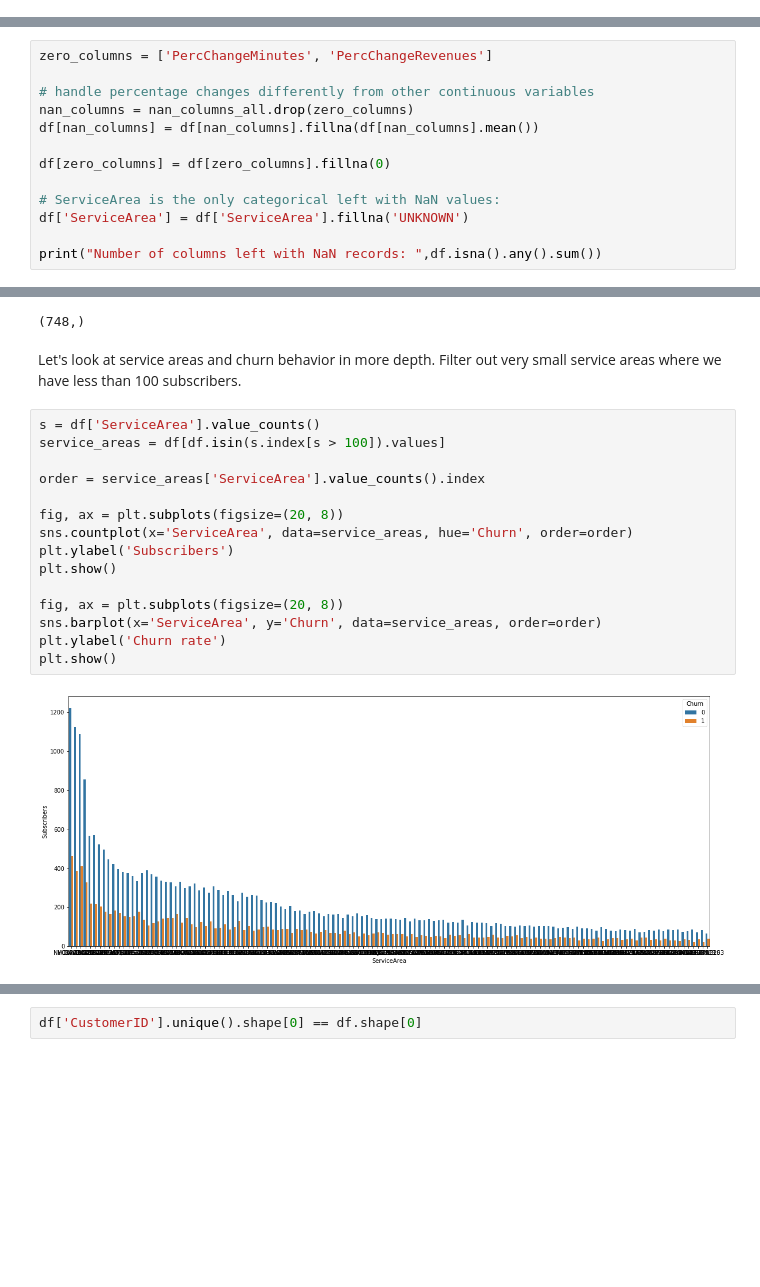
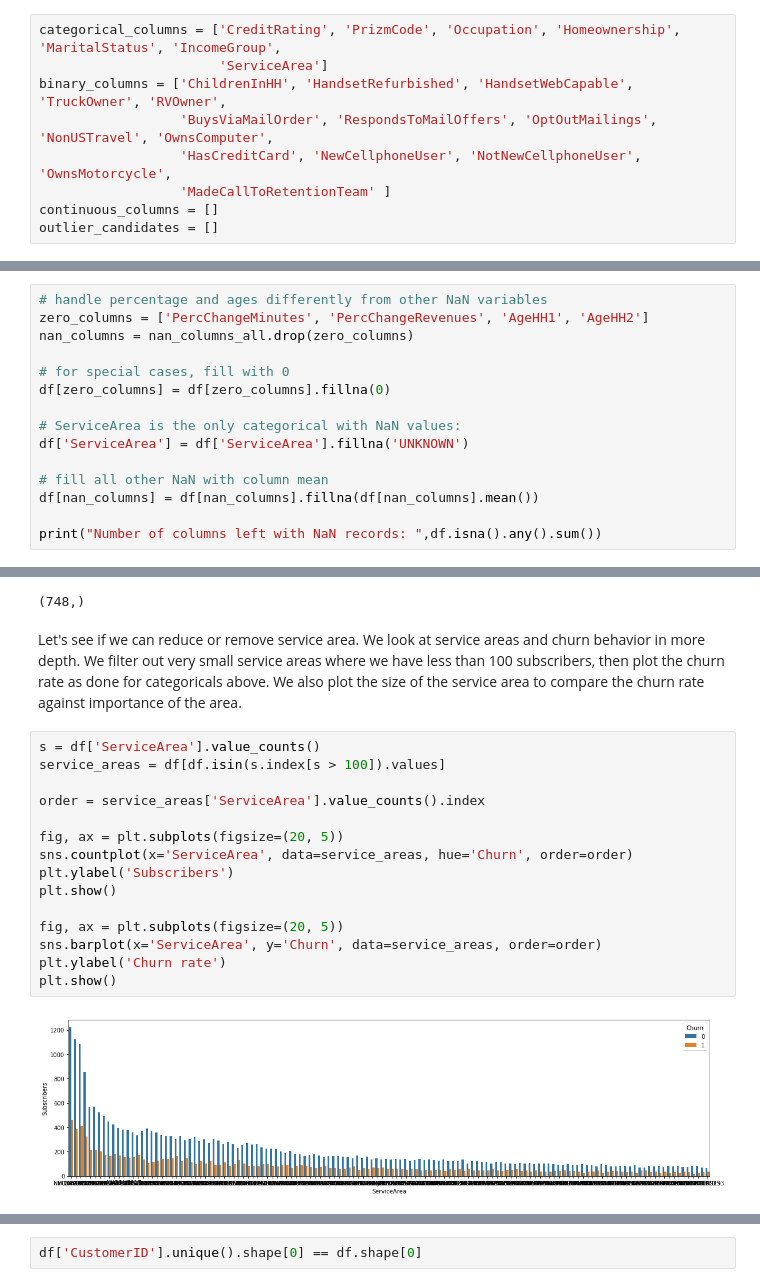
Before and after one commit to manuelseeger/nd-machine-learning, a Jupyter notebook: capstone/capstone.ipynb, the cells around one changed output, grey strips where cells are left out. Cells and saved outputs as stored; diff of their text form; blank space fills up the shorter version.

```diff
--- a/capstone/capstone.ipynb
+++ b/capstone/capstone.ipynb
@@ -69 +141,10 @@ df.describe().transpose()
+# %%
+categorical_columns = ['CreditRating', 'PrizmCode', 'Occupation', 'Homeownership', 'MaritalStatus', 'IncomeGroup',
+                       'ServiceArea']
+binary_columns = ['ChildrenInHH', 'HandsetRefurbished', 'HandsetWebCapable', 'TruckOwner', 'RVOwner',
+                  'BuysViaMailOrder', 'RespondsToMailOffers', 'OptOutMailings', 'NonUSTravel', 'OwnsComputer',
+                  'HasCreditCard', 'NewCellphoneUser', 'NotNewCellphoneUser', 'OwnsMotorcycle',
+                  'MadeCallToRetentionTeam' ]
+continuous_columns = []
+outlier_candidates = []
 # %% [markdown]
@@ -118,15 +212,17 @@ Finally, we introduce a dummy category for the records where we don't know the s
 # %%
-zero_columns = ['PercChangeMinutes', 'PercChangeRevenues']
+# handle percentage and ages differently from other NaN variables
+zero_columns = ['PercChangeMinutes', 'PercChangeRevenues', 'AgeHH1', 'AgeHH2']
+nan_columns = nan_columns_all.drop(zero_columns)
 
-# handle percentage changes differently from other continuous variables
-nan_columns = nan_columns_all.drop(zero_columns)
+# for special cases, fill with 0
+df[zero_columns] = df[zero_columns].fillna(0)
+
+# ServiceArea is the only categorical with NaN values:
+df['ServiceArea'] = df['ServiceArea'].fillna('UNKNOWN')
+
+# fill all other NaN with column mean
 df[nan_columns] = df[nan_columns].fillna(df[nan_columns].mean())
 
-df[zero_columns] = df[zero_columns].fillna(0)
-
-# ServiceArea is the only categorical left with NaN values:
-df['ServiceArea'] = df['ServiceArea'].fillna('UNKNOWN')
-
 print("Number of columns left with NaN records: ",df.isna().any().sum())
 # %% [output]
 Number of columns left with NaN records:  0
@@ -226,21 +412,21 @@ df['ServiceArea'].unique().shape
 # %% [output]
 (748,)
 # %% [markdown]
-Let's look at service areas and churn behavior in more depth. Filter out very small service areas where we have less than 100 subscribers.
+Let's see if we can reduce or remove service area. We look at service areas and churn behavior in more depth. We filter out very small service areas where we have less than 100 subscribers, then plot the churn rate as done for categoricals above. We also plot the size of the service area to compare the churn rate against importance of the area.
 # %%
 s = df['ServiceArea'].value_counts()
 service_areas = df[df.isin(s.index[s > 100]).values]
 
 order = service_areas['ServiceArea'].value_counts().index
 
-fig, ax = plt.subplots(figsize=(20, 8))
+fig, ax = plt.subplots(figsize=(20, 5))
 sns.countplot(x='ServiceArea', data=service_areas, hue='Churn', order=order)
 plt.ylabel('Subscribers')
 plt.show()
 
-fig, ax = plt.subplots(figsize=(20, 8))
+fig, ax = plt.subplots(figsize=(20, 5))
 sns.barplot(x='ServiceArea', y='Churn', data=service_areas, order=order)
 plt.ylabel('Churn rate')
 plt.show()
 # %% [output]
-[figure, old version]
+[figure, new version]
```
Also changed, not shown: parts of 124 cells of this notebook.
